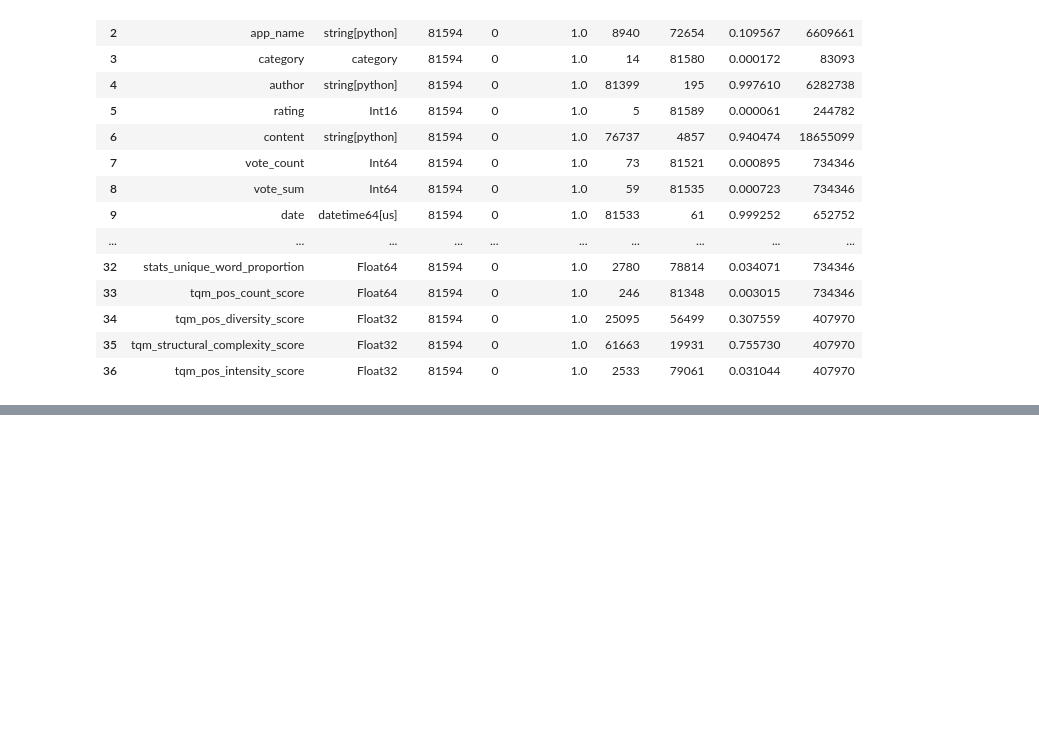
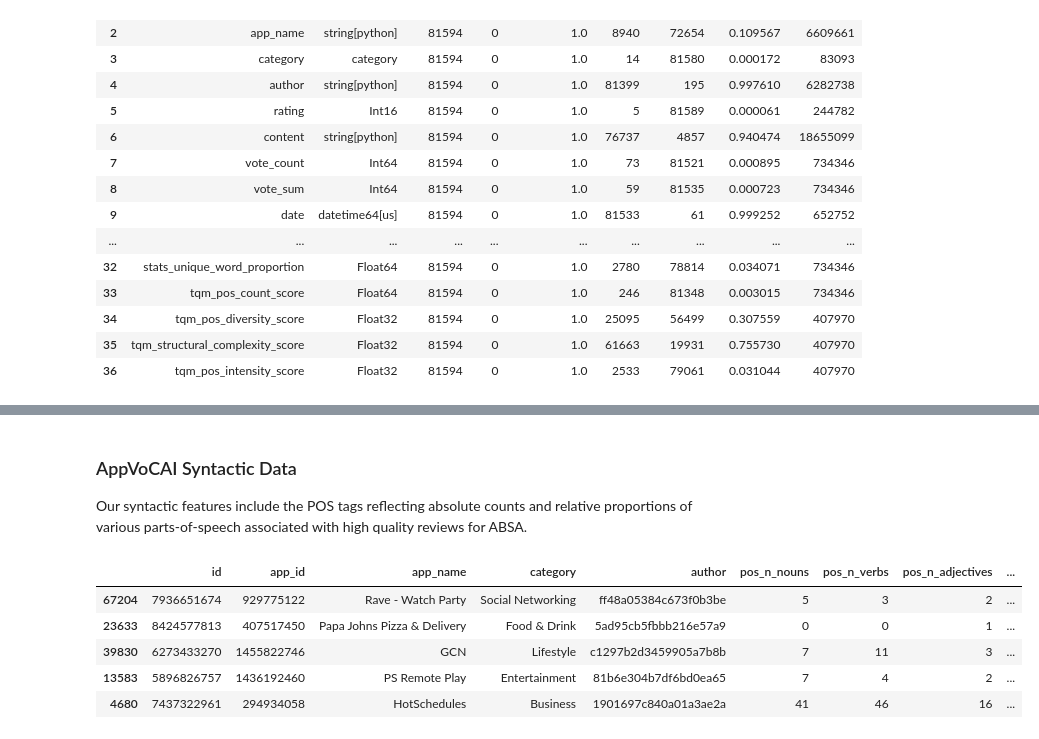
Before and after one commit to variancexplained/genai-lab-slm, a Jupyter notebook: notebooks/content/02_eda/01_overview.ipynb, the cells around one changed output, grey strips where cells are left out. Cells and saved outputs as stored; diff of their text form; code cells hidden in the pictures; blank space fills up the shorter version.

```diff
--- a/notebooks/content/02_eda/01_overview.ipynb
+++ b/notebooks/content/02_eda/01_overview.ipynb
@@ -197,0 +228,12 @@ In essence, this dataset’s completeness and a mix of low- and high-cardinality
+# %% [markdown]
+### AppVoCAI Syntactic Data
+Our syntactic features include the POS tags reflecting absolute counts and relative proportions of various parts-of-speech associated with high quality reviews for ABSA.
+# %%
+eda.sample(n=5, random_state=4, column_subset=["syntactic"])
+# %% [output]
+|  | id | app_id | app_name | category | author | pos_n_nouns | pos_n_verbs | pos_n_adjectives | ... |
+| 67204 | 7936651674 | 929775122 | Rave - Watch Party | Social Networking | ff48a05384c673f0b3be | 5 | 3 | 2 | ... |
+| 23633 | 8424577813 | 407517450 | Papa Johns Pizza & Delivery | Food & Drink | 5ad95cb5fbbb216e57a9 | 0 | 0 | 1 | ... |
+| 39830 | 6273433270 | 1455822746 | GCN | Lifestyle | c1297b2d3459905a7b8b | 7 | 11 | 3 | ... |
+| 13583 | 5896826757 | 1436192460 | PS Remote Play | Entertainment | 81b6e304b7df6bd0ea65 | 7 | 4 | 2 | ... |
+| 4680 | 7437322961 | 294934058 | HotSchedules | Business | 1901697c840a01a3ae2a | 41 | 46 | 16 | ... |
```
Also changed, not shown: parts of 24 cells of this notebook, 50 other files.
